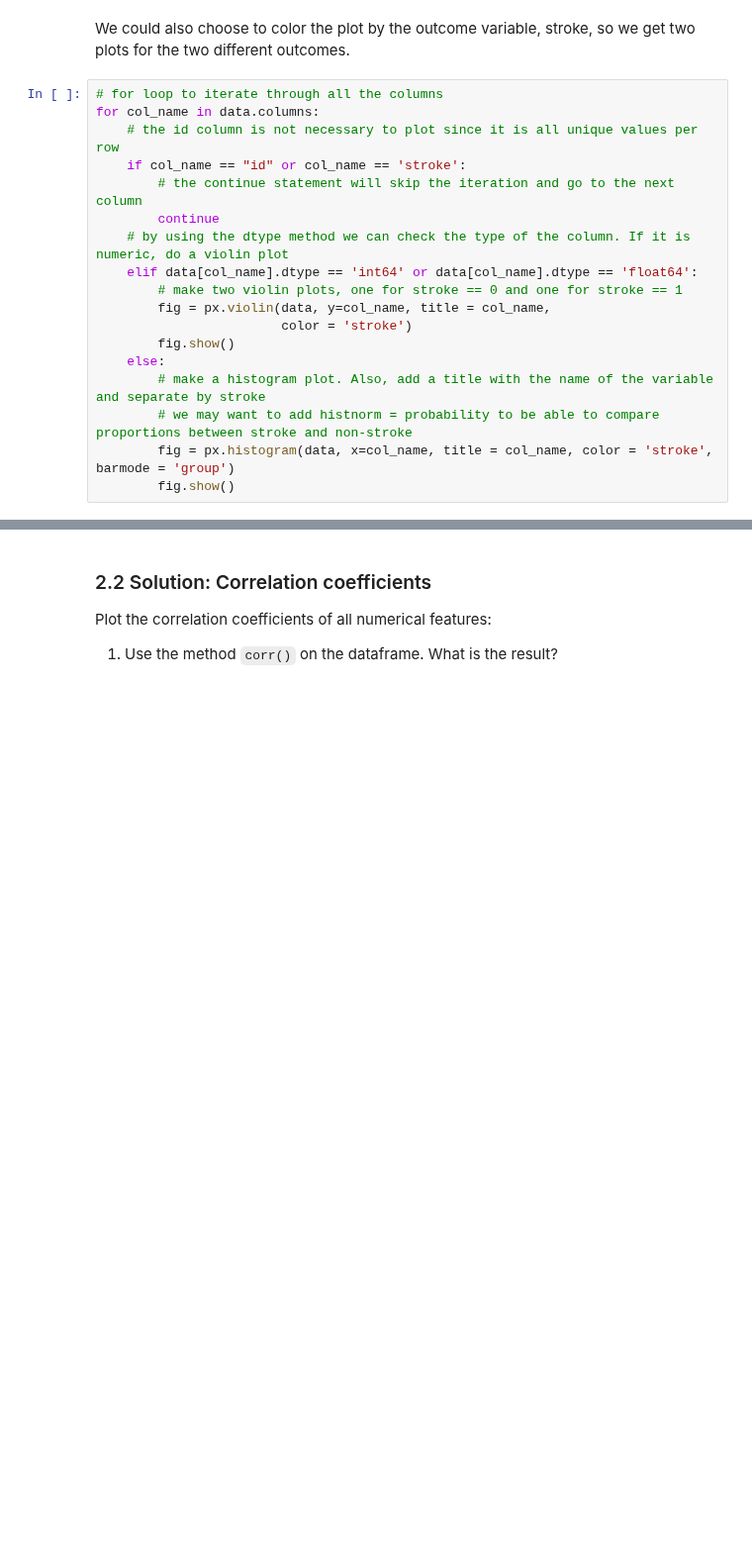
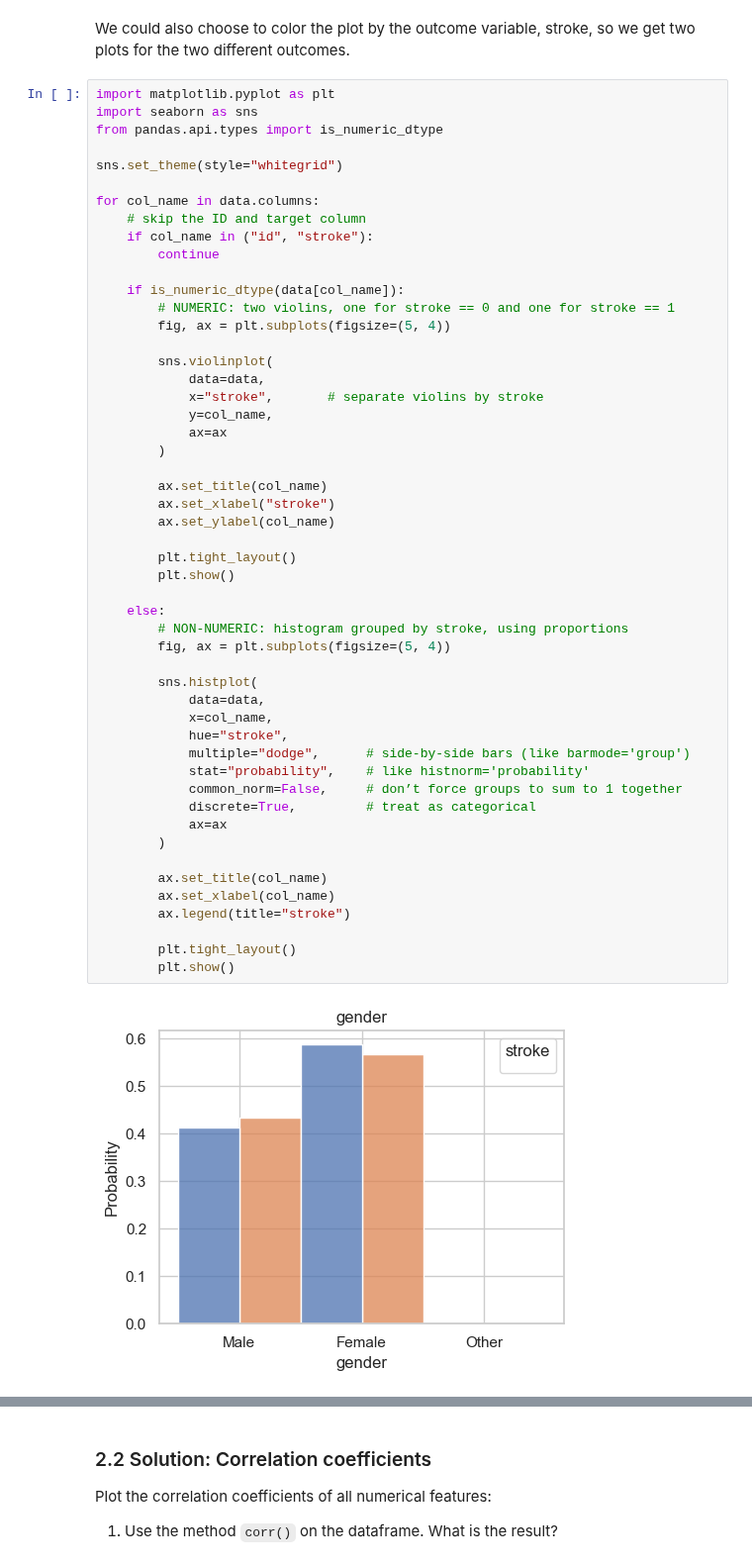
Before and after one commit to Center-for-Health-Data-Science/PythonTsunami, a Jupyter notebook: Exercise/Exercise_oct2023_solution.ipynb, the cells around one changed output, grey strips where cells are left out. Shown at 99% size. Cells and saved outputs as stored; diff of their text form; blank space fills up the shorter version.

```diff
--- a/Exercise/Exercise_oct2023_solution.ipynb
+++ b/Exercise/Exercise_oct2023_solution.ipynb
@@ -185,20 +243,55 @@ for col_name in data.columns:
 # %% [markdown]
 We could also choose to color the plot by the outcome variable, stroke, so we get two plots for the two different outcomes.
-# %%
-# for loop to iterate through all the columns
-for col_name in data.columns:
-    # the id column is not necessary to plot since it is all unique values per row
-    if col_name == "id" or col_name == 'stroke':
-        # the continue statement will skip the iteration and go to the next column
-        continue
-    # by using the dtype method we can check the type of the column. If it is numeric, do a violin plot
-    elif data[col_name].dtype == 'int64' or data[col_name].dtype == 'float64':
-        # make two violin plots, one for stroke == 0 and one for stroke == 1
-        fig = px.violin(data, y=col_name, title = col_name,
-                        color = 'stroke')
-        fig.show()
-    else:
-        # make a histogram plot. Also, add a title with the name of the variable and separate by stroke
-        # we may want to add histnorm = probability to be able to compare proportions between stroke and non-stroke
-        fig = px.histogram(data, x=col_name, title = col_name, color = 'stroke', barmode = 'group')
-        fig.show()
+# %%
+import matplotlib.pyplot as plt
+import seaborn as sns
+from pandas.api.types import is_numeric_dtype
+
+sns.set_theme(style="whitegrid")
+
+for col_name in data.columns:
+    # skip the ID and target column
+    if col_name in ("id", "stroke"):
+        continue
+
+    if is_numeric_dtype(data[col_name]):
+        # NUMERIC: two violins, one for stroke == 0 and one for stroke == 1
+        fig, ax = plt.subplots(figsize=(5, 4))
+
+        sns.violinplot(
+            data=data,
+            x="stroke",       # separate violins by stroke
+            y=col_name,
+            ax=ax
+        )
+
+        ax.set_title(col_name)
+        ax.set_xlabel("stroke")
+        ax.set_ylabel(col_name)
+
+        plt.tight_layout()
+        plt.show()
+
+    else:
+        # NON-NUMERIC: histogram grouped by stroke, using proportions
+        fig, ax = plt.subplots(figsize=(5, 4))
+
+        sns.histplot(
+            data=data,
+            x=col_name,
+            hue="stroke",
+            multiple="dodge",      # side-by-side bars (like barmode='group')
+            stat="probability",    # like histnorm='probability'
+            common_norm=False,     # don’t force groups to sum to 1 together
+            discrete=True,         # treat as categorical
+            ax=ax
+        )
+
+        ax.set_title(col_name)
+        ax.set_xlabel(col_name)
+        ax.legend(title="stroke")
+
+        plt.tight_layout()
+        plt.show()
+# %% [output]
+[figure, added]
```
Also changed, not shown: parts of 20 cells of this notebook, 1 other file.
